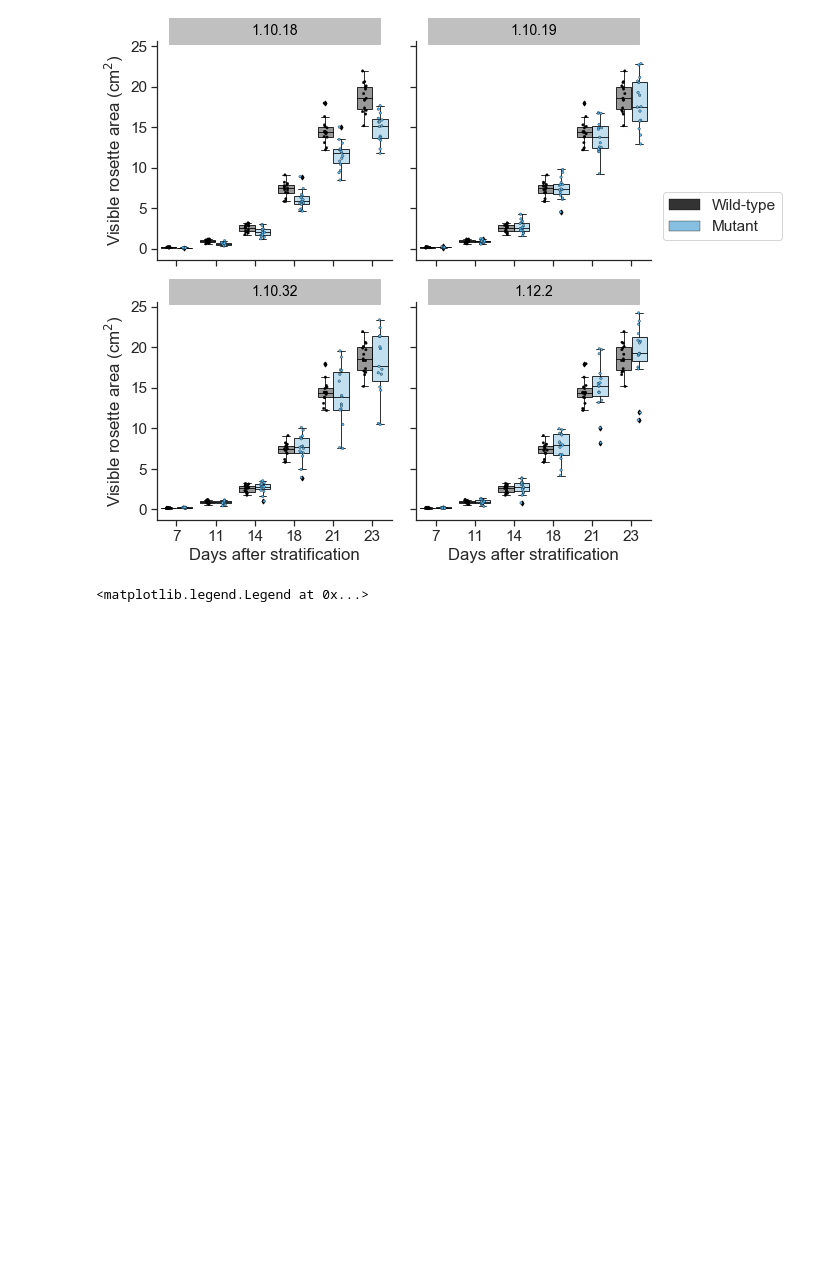
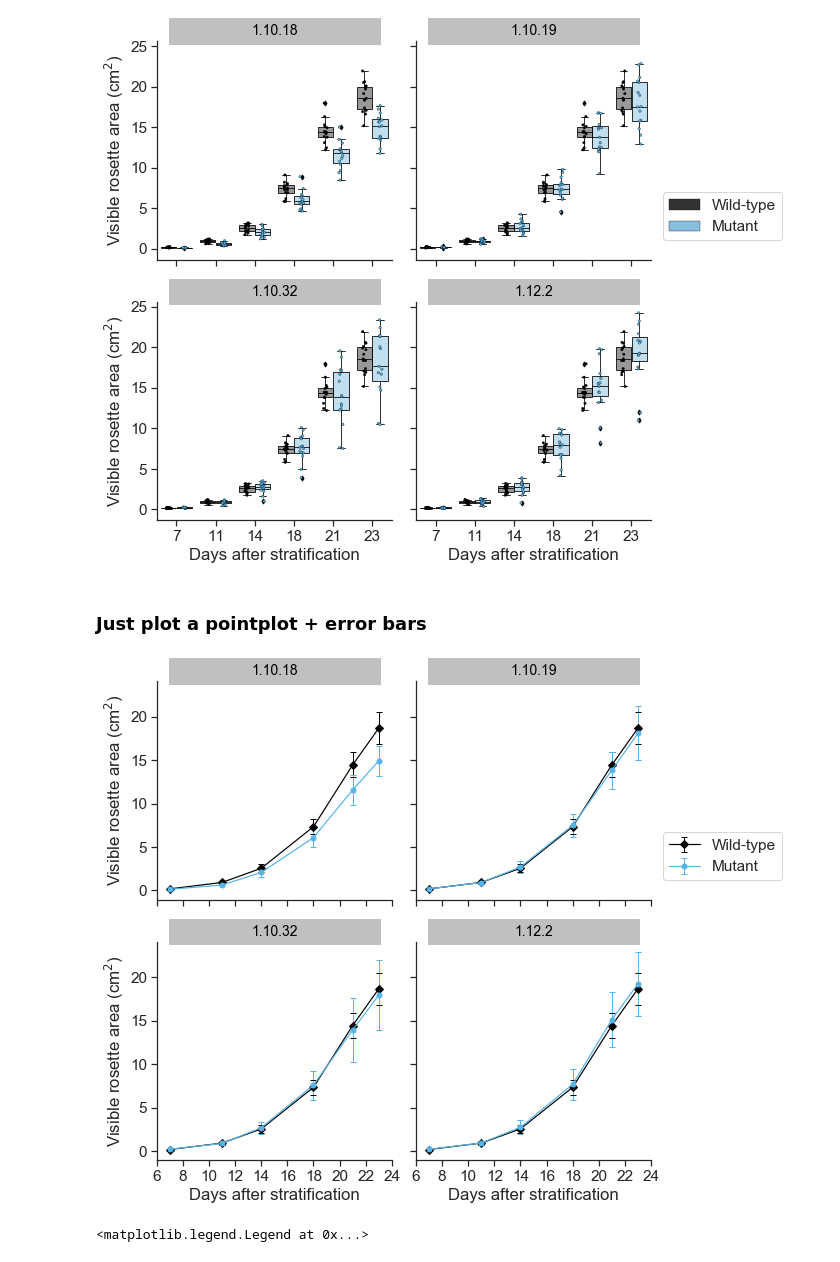
Before and after one commit to RonaCostello/Thesis, a Jupyter notebook: plots/chapter3_rosetteArea.ipynb, the cells around one changed output. Drawn from its saved outputs; the diff is of its cells as text; code cells hidden in the pictures; blank space fills up the shorter version.

```diff
--- a/plots/chapter3_rosetteArea.ipynb
+++ b/plots/chapter3_rosetteArea.ipynb
@@ -124,6 +124,55 @@ grid.set_axis_labels(x_var="Days after stratification", y_var="Visible rosette a
 plt.savefig("../figures/rosetteArea.pdf", transparent=True, dpi=300, bbox_inches='tight')
 # %% [output]
 [figure]
+# %% [markdown]
+### Just plot a pointplot + error bars
+# %%
+grouped_df = rosette_df.groupby(['Days after stratification', 'Line', 'mutant_wt']).agg({'Rosette area (cm2)': ['mean', 'std']})
+grouped_df.columns = ['area_mean', 'area_std']
+grouped_df = grouped_df.reset_index()
+# %%
+# sns.plotting_context()
+sns.set(font_scale = 1.4, font="Arial")
+sns.set_style(style='ticks')
+
+
+# Choose hue colour palette
+colours = ['#000000', '#56B4E9']
+
+# Set up FacetGrid for dataframe
+grid = sns.FacetGrid(grouped_df, col="Line", col_order=['1.10.18', '1.10.19', '1.10.32', '1.12.2'], col_wrap=2,
+                    size=4, aspect=1, hue='mutant_wt', hue_order = ['wt', 'mutant'], palette=colours, hue_kws=dict(marker=["D", "o"]))
+
+grid.map(plt.errorbar, "Days after stratification", "area_mean", "area_std", markersize=5, linewidth=1.2, linestyle='-', elinewidth=1, capsize=3,
+        markeredgecolor=None, markeredgewidth=1, alpha=1)
+
+grid.set(xlim=(6, 24))
+grid.set(xticks=[6, 8, 10, 12, 14, 16, 18, 20, 22, 24])
+
+# Adjust position and labels of legend
+legend_ax = grid.axes.flat[3]
+handles, labels = legend_ax.get_legend_handles_labels()
+leg = plt.legend(handles[0:2],['Wild-type', 'Mutant'], bbox_to_anchor=(1.05, 1.5), loc=2, borderaxespad=0.)
+
+
+# Set axis labels
+grid.set_axis_labels(x_var="Days after stratification", y_var="Visible rosette area (cm$^2$)")
+
+
+# Set titles
+grid.set_titles("{col_name}")
+for ax in grid.axes:
+    # set the title position to the horizontal center (0.5) of the axes
+    title = ax.set_title(ax.get_title(), position=(.5, 1.0), backgroundcolor="silver", color='black',
+                         size=14)
+    # set the box style of the title text box to our custom box
+    bb = title.get_bbox_patch()
+    # use the axes' width as width of the text box
+    bb.set_boxstyle("ext", pad=0.4, width=ax.get_window_extent().width )
+
+# plt.savefig("../figures/plantHeight.pdf", transparent=True, dpi=300, bbox_inches='tight')
+# %% [output]
+[figure, added]
 # %%
 from scipy.stats import logistic
 
```
Also changed, not shown: 1 other file.
